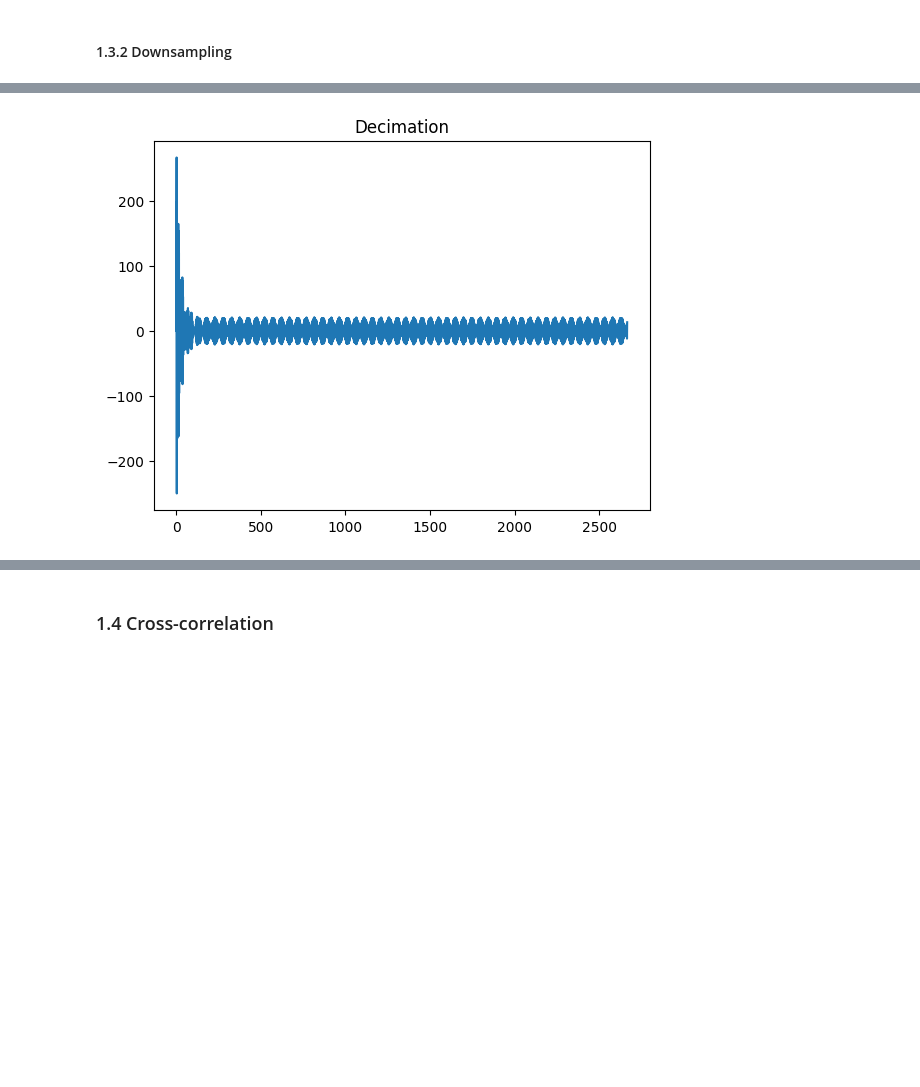
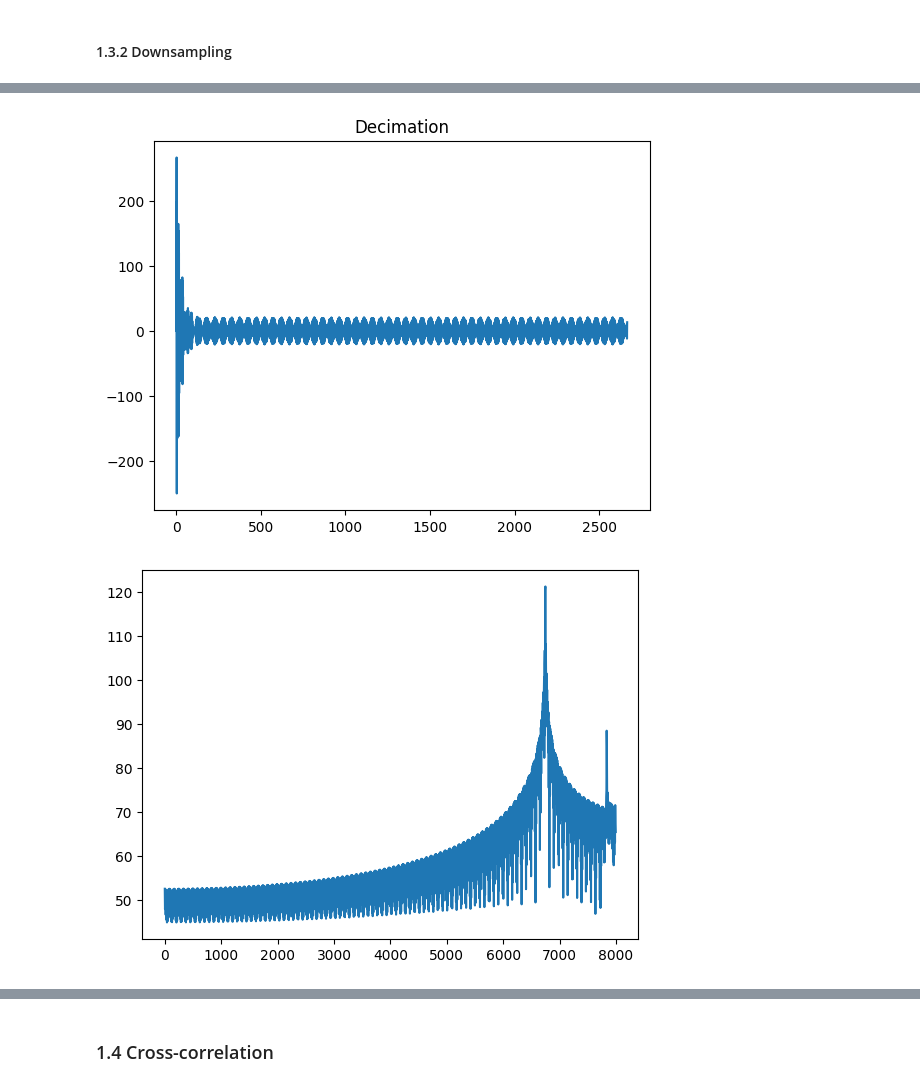
Before and after one commit to ThomasBernard28/spProject, a Jupyter notebook: SP - Project2022.ipynb, the cells around one changed output, grey strips where cells are left out. Saved outputs shown, nothing was run; the diff lists cells and outputs as text; code cells hidden in the pictures; blank space fills up the shorter version.

```diff
--- a/SP - Project2022.ipynb
+++ b/SP - Project2022.ipynb
@@ -149,30 +149,44 @@ b, a = create_filter_cauer(0, 8000, 0.1, 60, 44100)
 
 w, h = signal.freqz(b, a, 2048, fs=44100)
 h = 20 * np.log10(abs(h))
 plt.plot(w, h)
 plt.title("Cauer filter")
 plt.show()
 
 
 sin = create_sine_wave(8500, 1000, 44100, 8000) + create_sine_wave(7500, 20, 44100, 8000)
 plt.plot(np.arange(8000)/44100,sin, color="blue",label="original sin wave 1" )
 plt.legend("upper right")
 plt.title("Sine wave before the filter")
 plt.show()
 
 filtered1 = signal.lfilter(b,a, sin)
 plt.plot(np.arange(8000)/44100,filtered1, color="red", label="filtered wave 1")
 plt.legend("upper right")
 plt.title("Sine wave after the filter")
 plt.show()
 
 decimated = downsampling(sin, b, a, 3)
 plt.plot(decimated)
 plt.title("Decimation")
 plt.show()
+
+## Frequency domain
+wrong_decimated = sin[::3]
+w, h = signal.freqz(wrong_decimated, 1, 2048, fs=16000)
+h = 20 * np.log10(abs(h))
+plt.plot(w, h)
+plt.show()
+
+
+w, h = signal.freqz(decimated, 1 , 2048, fs=16000)
+h = 20 * np.log10(abs(h))
+plt.plot(w, h)
+plt.show()
 # %% [output]
 [figure]
 [figure]
 [figure]
 [figure]
 [figure]
+[figure, added]
```
Also changed, not shown: parts of 2 cells of this notebook.
